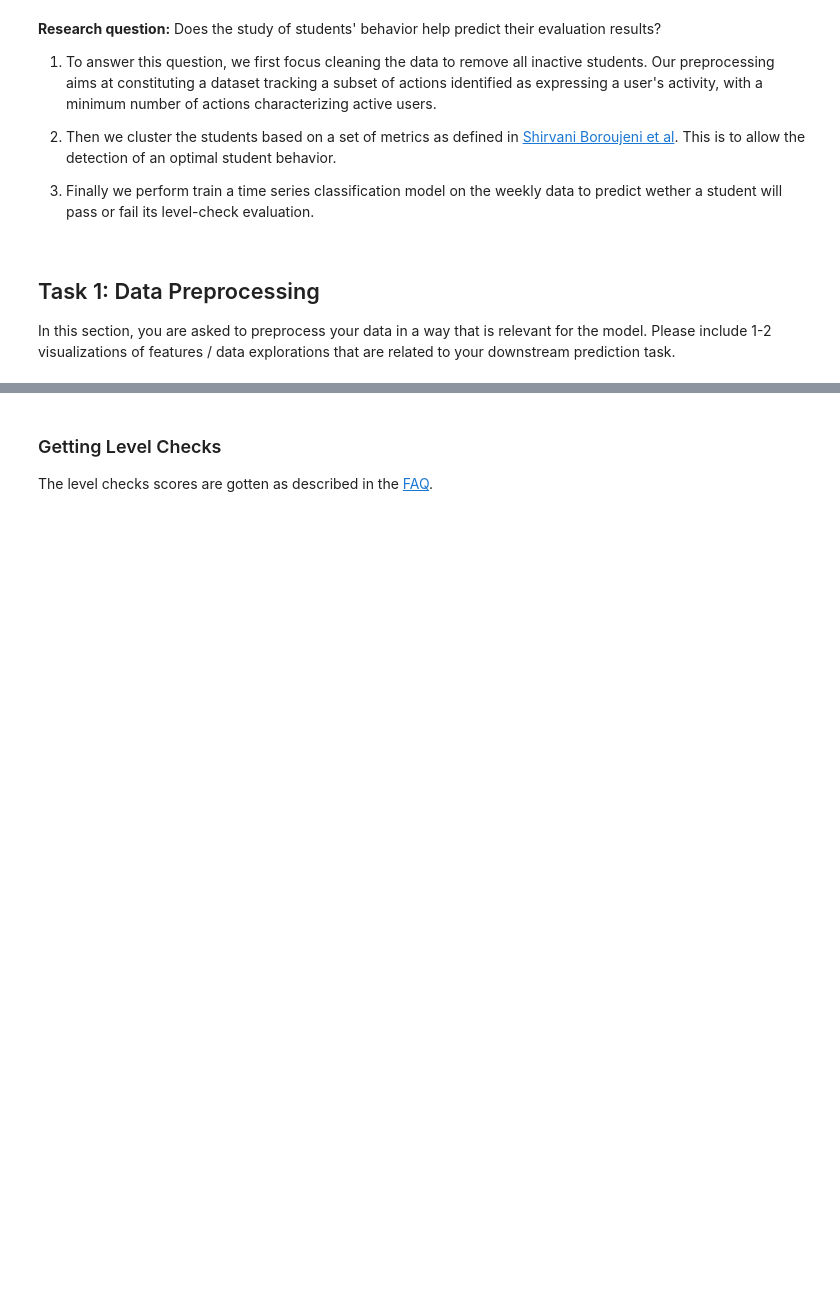
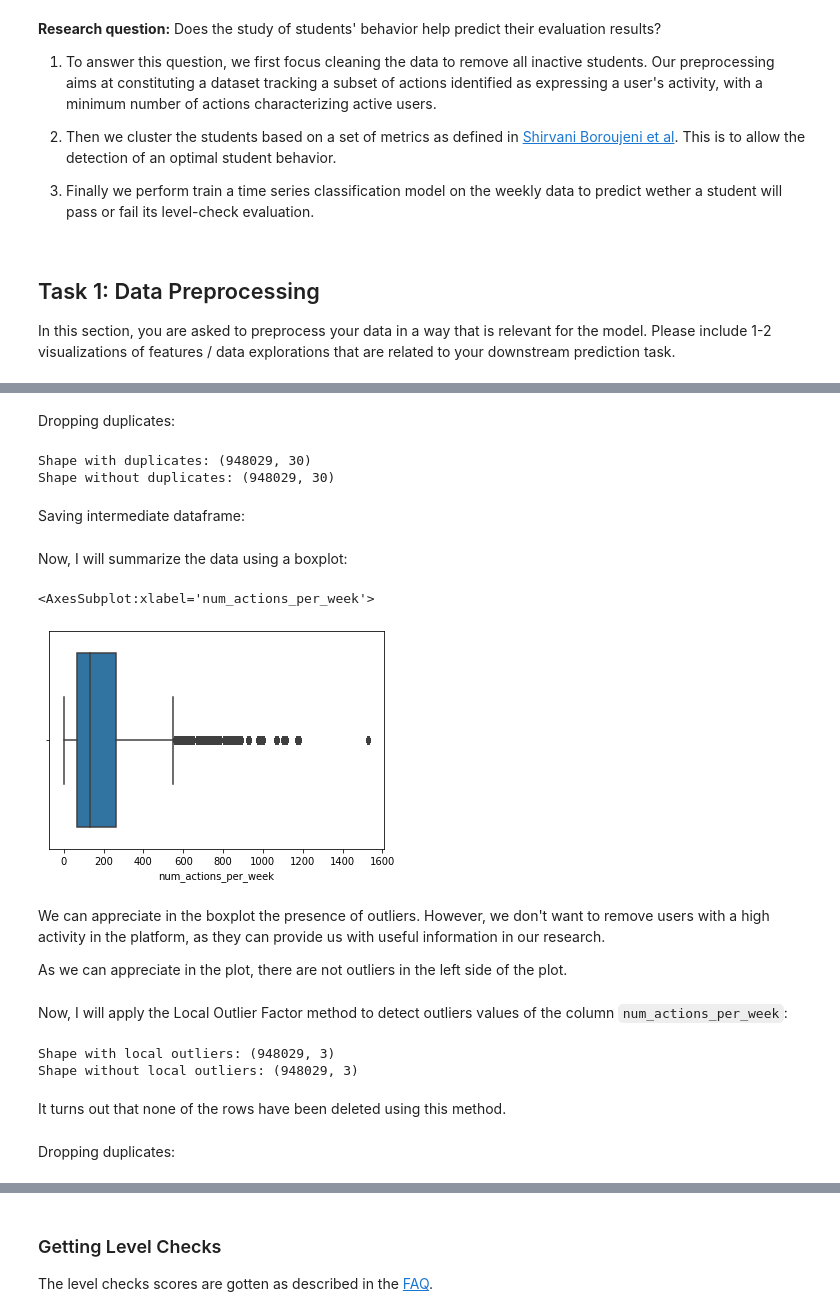
Before and after one commit to ML4BD/milestone-4-roguesgallery, a Jupyter notebook: notebooks/Milestone04/m4_lernnavi_276507.ipynb, the cells around one changed output, grey strips where cells are left out. Cells and saved outputs as stored; diff of their text form; code cells hidden in the pictures; blank space fills up the shorter version.

```diff
--- a/notebooks/Milestone04/m4_lernnavi_276507.ipynb
+++ b/notebooks/Milestone04/m4_lernnavi_276507.ipynb
@@ -52,0 +412,9 @@ In this section, you are asked to preprocess your data in a way that is relevant
+# %%
+test_data = df[['user_id', 'week', 'action']]
+# Removing data rows whose action is not significant:
+# test_data = test_data[test_data['action'].isin(['GO_TO_BUG_REPORT', 'REVIEW_TASK', 'SUBMIT_ANSWER', 'VIEW_QUESTION'])]
+test_data = df.groupby(['user_id', 'week']).size()
+test_data = pd.DataFrame(test_data)
+test_data = test_data.reset_index()
+test_data = test_data.rename(columns = {0 : "num_actions_per_week"}, errors = "raise")
+test_data.head()
@@ -52,0 +430,3 @@ In this section, you are asked to preprocess your data in a way that is relevant
+# %%
+test_data = test_data.sort_values(['user_id', 'week'])
+test_data.head()
@@ -52,0 +442,3 @@ In this section, you are asked to preprocess your data in a way that is relevant
+# %%
+df = df.merge(test_data, on = ['user_id', 'week'])
+df.head()
@@ -52,0 +453,11 @@ In this section, you are asked to preprocess your data in a way that is relevant
+# %% [markdown]
+Dropping duplicates:
+# %%
+print("Shape with duplicates:", df.shape)
+df = df.drop_duplicates()
+print("Shape without duplicates:", df.shape)
+# %% [output]
+Shape with duplicates: (948029, 30)
+Shape without duplicates: (948029, 30)
+# %% [markdown]
+Saving intermediate dataframe:
@@ -52,0 +469,35 @@ In this section, you are asked to preprocess your data in a way that is relevant
+# %% [markdown]
+Now, I will summarize the data using a boxplot:
+# %%
+sns.boxplot(x = df['num_actions_per_week'])
+# %% [output]
+<AxesSubplot:xlabel='num_actions_per_week'>
+[figure, added]
+# %% [markdown]
+We can appreciate in the boxplot the presence of outliers. However, we don't want to remove users with a high activity in the platform, as they can provide us with useful information in our research.
+
+As we can appreciate in the plot, there are not outliers in the left side of the plot.
+# %% [markdown]
+Now, I will apply the Local Outlier Factor method to detect outliers values of the column `num_actions_per_week`:
+# %%
+# Define LOF class
+lof = LocalOutlierFactor() # consider playing around with 'n_neighbors' parameter
+
+test_data = df[['user_id', 'week', 'num_actions_per_week']]
+
+# Predict whether the numerical columns are outlier or not
+y_pred = lof.fit_predict(test_data)
+
+# Select all rows that are not outliers
+mask = y_pred != -1
+print("Shape with local outliers:", test_data.shape)
+test_data_clean = test_data[mask]
+test_data_clean.head()
+print("Shape without local outliers:", test_data.shape)
+# %% [output]
+Shape with local outliers: (948029, 3)
+Shape without local outliers: (948029, 3)
+# %% [markdown]
+It turns out that none of the rows have been deleted using this method.
+# %% [markdown]
+Dropping duplicates:
```
Also changed, not shown: parts of 229 cells of this notebook, 1 other file.
